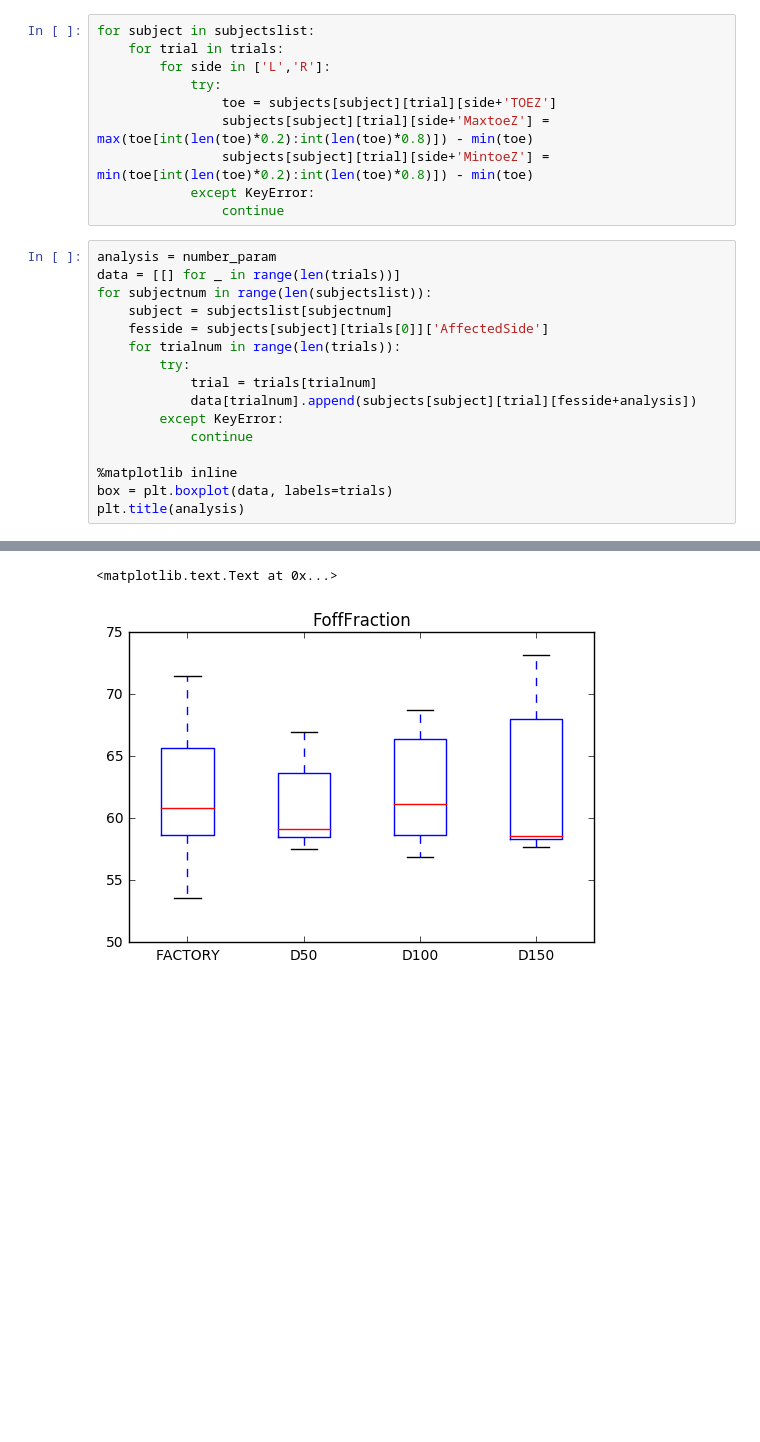
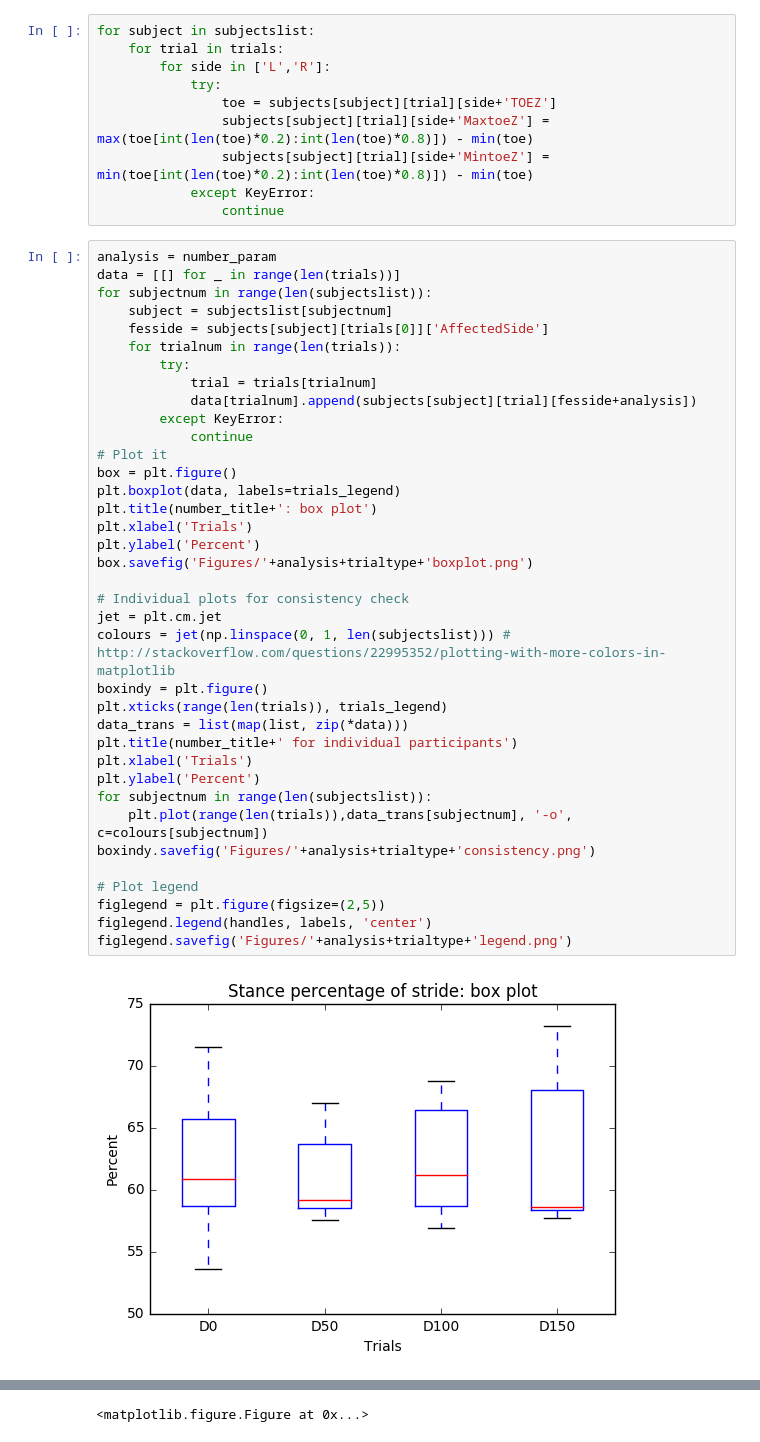
Before and after one commit to simonserenity/nexus-kinematics, a Jupyter notebook: Boxplot.ipynb, the cells around one changed output, grey strips where cells are left out. Saved outputs shown, nothing was run; the diff lists cells and outputs as text; blank space fills up the shorter version.

```diff
--- a/Boxplot.ipynb
+++ b/Boxplot.ipynb
@@ -75,17 +93,39 @@ for subject in subjectslist:
 # %%
 analysis = number_param
 data = [[] for _ in range(len(trials))]
 for subjectnum in range(len(subjectslist)):
     subject = subjectslist[subjectnum]
     fesside = subjects[subject][trials[0]]['AffectedSide']
     for trialnum in range(len(trials)):
         try:
             trial = trials[trialnum]
             data[trialnum].append(subjects[subject][trial][fesside+analysis])
         except KeyError:
             continue
+# Plot it
+box = plt.figure()
+plt.boxplot(data, labels=trials_legend)
+plt.title(number_title+': box plot')
+plt.xlabel('Trials')
+plt.ylabel('Percent')
+box.savefig('Figures/'+analysis+trialtype+'boxplot.png')
 
-%matplotlib inline
-box = plt.boxplot(data, labels=trials)
-plt.title(analysis)
+# Individual plots for consistency check
+jet = plt.cm.jet
+colours = jet(np.linspace(0, 1, len(subjectslist))) # http://stackoverflow.com/questions/22995352/plotting-with-more-colors-in-matplotlib
+boxindy = plt.figure()
+plt.xticks(range(len(trials)), trials_legend)
+data_trans = list(map(list, zip(*data)))
+plt.title(number_title+' for individual participants')
+plt.xlabel('Trials')
+plt.ylabel('Percent')
+for subjectnum in range(len(subjectslist)):
+    plt.plot(range(len(trials)),data_trans[subjectnum], '-o', c=colours[subjectnum])
+boxindy.savefig('Figures/'+analysis+trialtype+'consistency.png')
+
+# Plot legend
+figlegend = plt.figure(figsize=(2,5))
+figlegend.legend(handles, labels, 'center')
+figlegend.savefig('Figures/'+analysis+trialtype+'legend.png')
 # %% [output]
+[figure, new version]
@@ -92,5 +133,4 @@ plt.title(analysis)
-<matplotlib.text.Text at 0x...>
+<matplotlib.figure.Figure at 0x...>
-[figure, old version]
 # %%
 vector = vector_param
 # make list of lists: lists 1->len(subjectslist) for trial 1, next set for trial 2, etc.
```
Also changed, not shown: parts of 3 cells of this notebook.
